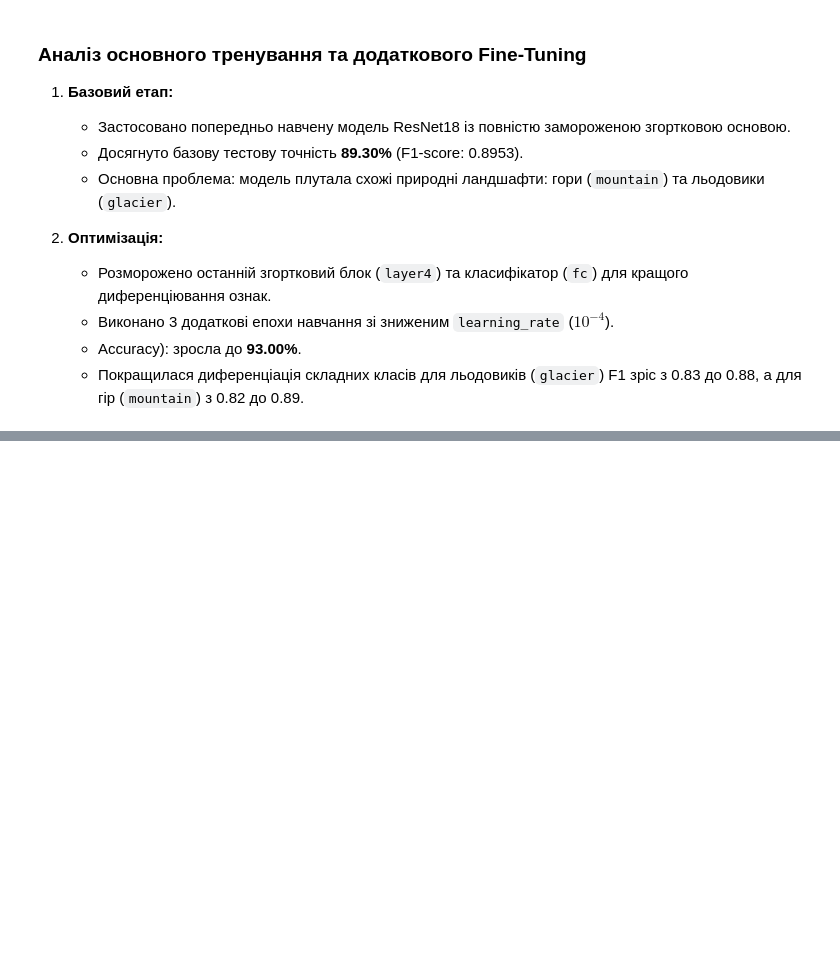
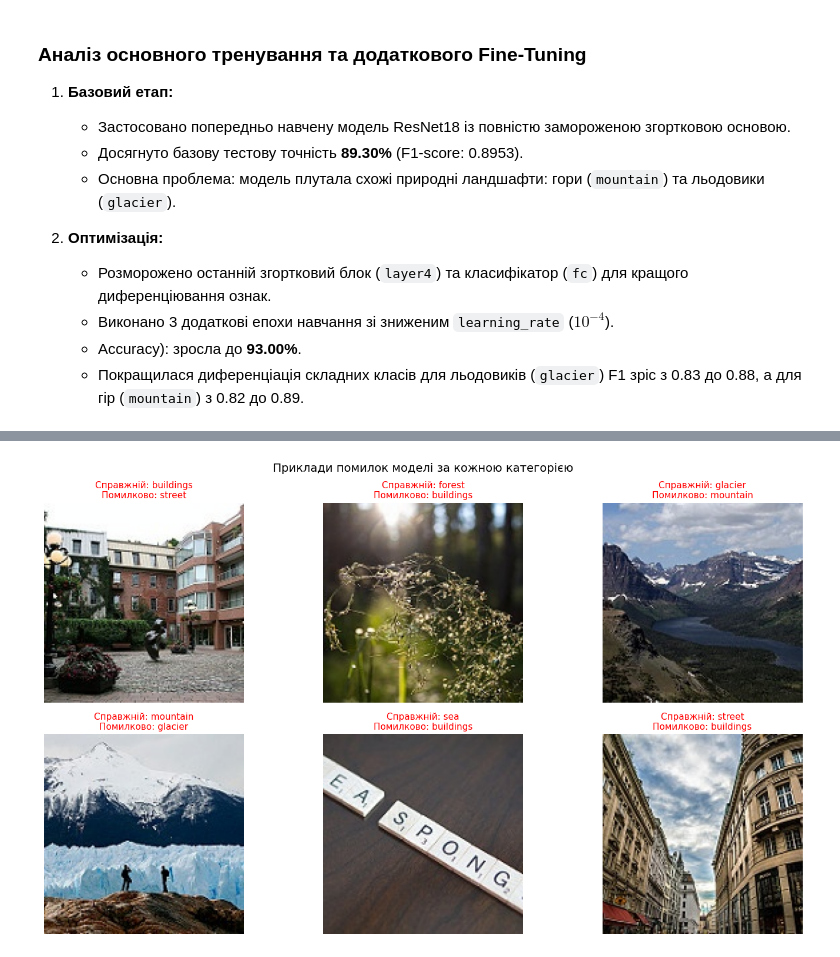
Before and after one commit to svetazo060510/deepLearning_dz_topic_6_SvitlanaStremedlovska, a Jupyter notebook: dz_topic_6_SvitlanaStremedlovska.ipynb, the cells around one changed output, grey strips where cells are left out. Drawn from its saved outputs; the diff is of its cells as text; code cells hidden in the pictures; blank space fills up the shorter version.

```diff
--- a/dz_topic_6_SvitlanaStremedlovska.ipynb
+++ b/dz_topic_6_SvitlanaStremedlovska.ipynb
@@ -677,0 +681,53 @@ weighted avg       0.93      0.93      0.93      3000
+# %%
+model.eval()
+errors_by_class = {}
+target_classes_count = len(class_names)
+
+with torch.no_grad():
+    for inputs, labels in test_loader:
+        inputs_dev = inputs.to(device)
+        labels_dev = labels.to(device)
+
+        outputs = model(inputs_dev)
+        _, preds = torch.max(outputs, 1)
+
+        mask = preds != labels_dev
+        if mask.any():
+            for img, true_l, pred_l in zip(inputs[mask], labels_dev[mask], preds[mask]):
+                t_idx = true_l.item()
+                p_idx = pred_l.item()
+
+                # Зберігаємо першу знайдену помилку для кожного справжнього класу
+                if t_idx not in errors_by_class:
+                    errors_by_class[t_idx] = (img, t_idx, p_idx)
+
+                if len(errors_by_class) >= target_classes_count:
+                    break
+        if len(errors_by_class) >= target_classes_count:
+            break
+
+# Візуалізація у вигляді сітки 2х3
+mean = np.array([0.485, 0.456, 0.406])
+std = np.array([0.229, 0.224, 0.225])
+
+plt.figure(figsize=(15, 8))
+# Сортуємо за індексом класу
+sorted_errors = sorted(errors_by_class.items())
+
+for i, (t_idx, (img, true_l, pred_l)) in enumerate(sorted_errors):
+    img_np = img.numpy().transpose((1, 2, 0))
+    img_np = std * img_np + mean
+    img_np = np.clip(img_np, 0, 1)
+
+    plt.subplot(2, 3, i + 1)
+    plt.imshow(img_np)
+    true_name = class_names[true_l]
+    pred_name = class_names[pred_l]
+    plt.title(f"Справжній: {true_name}\nПомилково: {pred_name}", color='red', fontsize=11)
+    plt.axis('off')
+
+plt.tight_layout()
+plt.suptitle("Приклади помилок моделі за кожною категорією", fontsize=14, y=1.02)
+plt.show()
+# %% [output]
+[figure, added]
```
Also changed, not shown: parts of 2 cells of this notebook.
